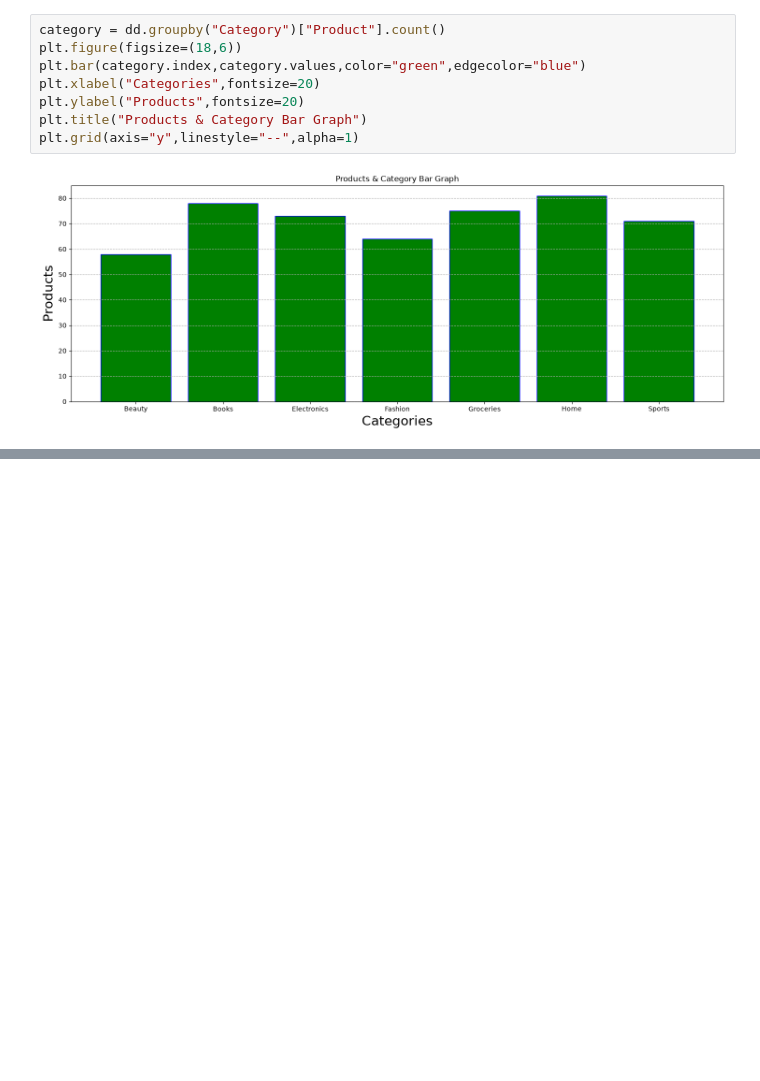
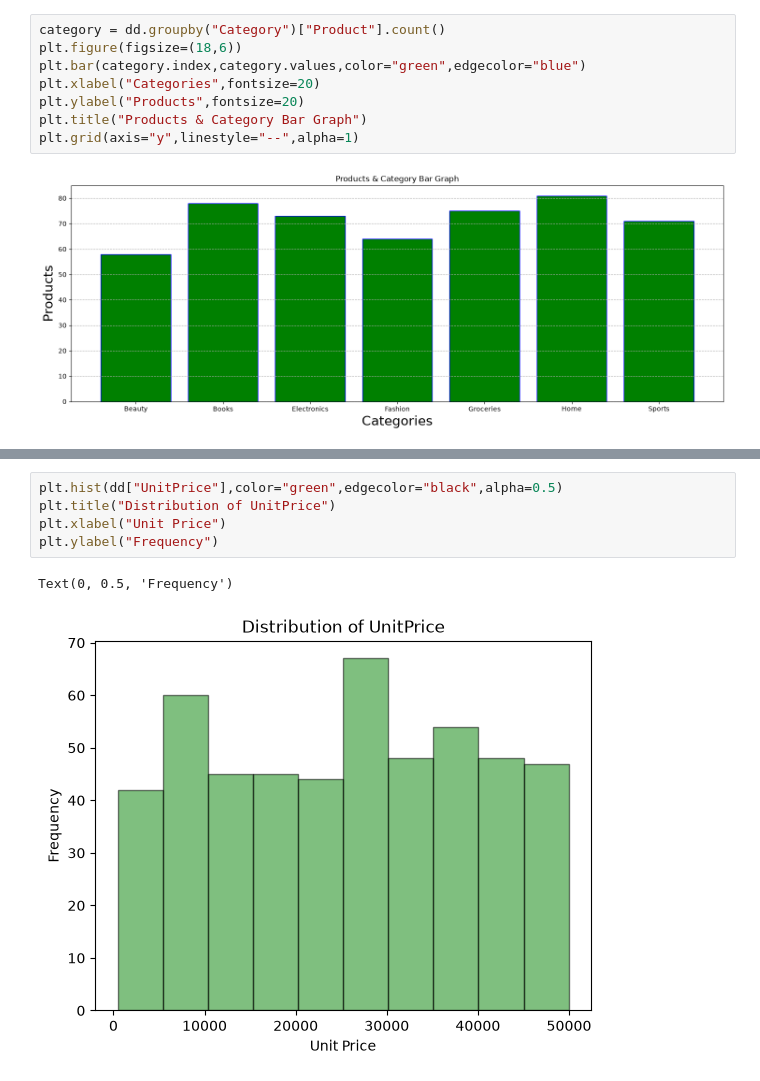
Before and after one commit to maheshbasnet089/AI-UDAAN-SERIES, a Jupyter notebook: matplotlib.ipynb, the cells around one changed output, grey strips where cells are left out. Cells and saved outputs as stored; diff of their text form; blank space fills up the shorter version.

```diff
--- a/matplotlib.ipynb
+++ b/matplotlib.ipynb
@@ -37,0 +75,8 @@ plt.grid(axis="y",linestyle="--",alpha=1)
+# %%
+plt.hist(dd["UnitPrice"],color="green",edgecolor="black",alpha=0.5)
+plt.title("Distribution of UnitPrice")
+plt.xlabel("Unit Price")
+plt.ylabel("Frequency")
+# %% [output]
+Text(0, 0.5, 'Frequency')
+[figure, added]
```
Also changed, not shown: parts of 4 cells of this notebook.
